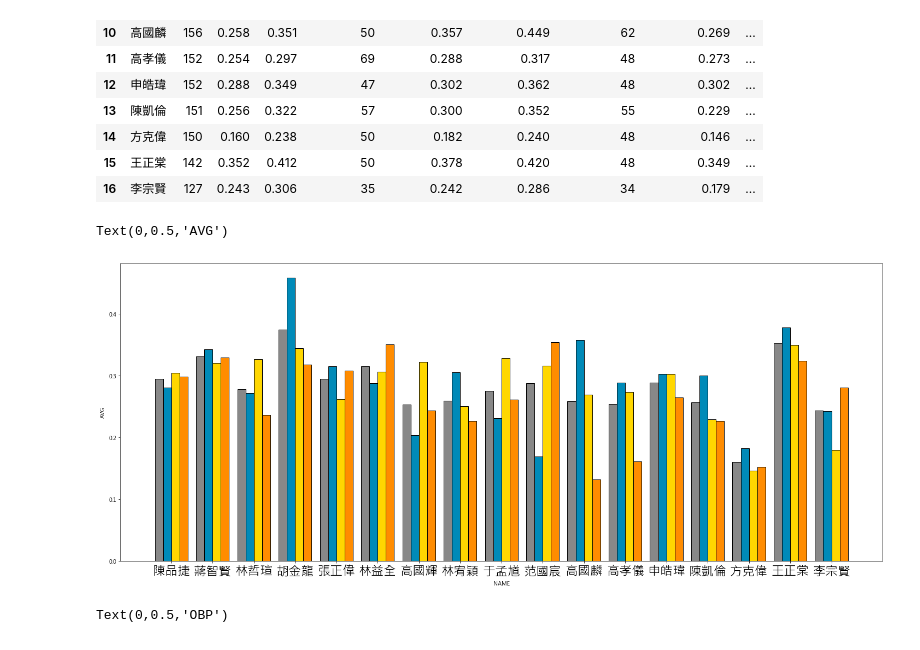
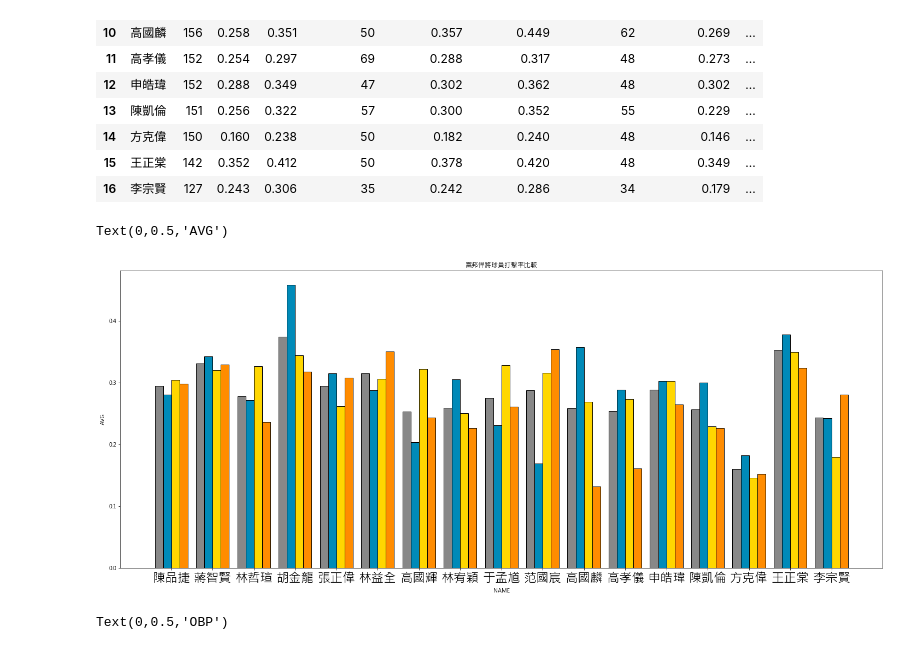
Before and after one commit to ShiNSanity75/Data_Visualization, a Jupyter notebook: Final/2018打擊比較.ipynb, the cells around one changed output. Saved outputs shown, nothing was run; the diff lists cells and outputs as text; code cells hidden in the pictures.

```diff
--- a/Final/2018打擊比較.ipynb
+++ b/Final/2018打擊比較.ipynb
@@ -130,22 +130,24 @@ batter_inner
 # %%
 fig = plt.figure(figsize=(25,10))
 ax1 = fig.add_subplot(111)
 
 for (i, row) in batter_inner.iterrows():
     plt.bar([i - 0.3, i - 0.1, i + 0.1, i + 0.3], [row['AVG'], row['AVG_Lamigo'], row['AVG_Brothers'], row['AVG_Lions']],
             color=['#888888', '#008AB8', '#FFD700', '#FF8C00'], width=0.2, align='center', edgecolor='#000000')
 
+#plt.bar(label=['全年度', 'Lamigo桃猿', '中信兄弟', '統一7-ELEVEn獅'])
+#plt.legend()
 plt.xticks(range(0, 17), batter_inner['NAME'], fontsize=23)
 
 #for x,y in enumerate(batter_inner['AVG']):
    #plt.text(x, y, '%1.3f' % y, ha='center', va= 'bottom',fontsize=11)
 
-
+plt.title("富邦悍將球員打擊率比較")
 plt.xlabel('NAME')
 plt.ylabel('AVG')
 # %% [output]
 Text(0,0.5,'AVG')
-[figure, old version]
+[figure, new version]
 # %%
 fig = plt.figure(figsize=(25,10))
 ax1 = fig.add_subplot(111)
```
